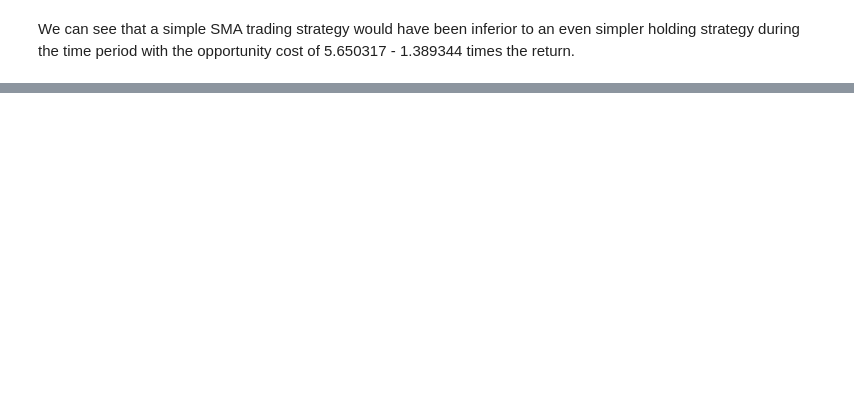
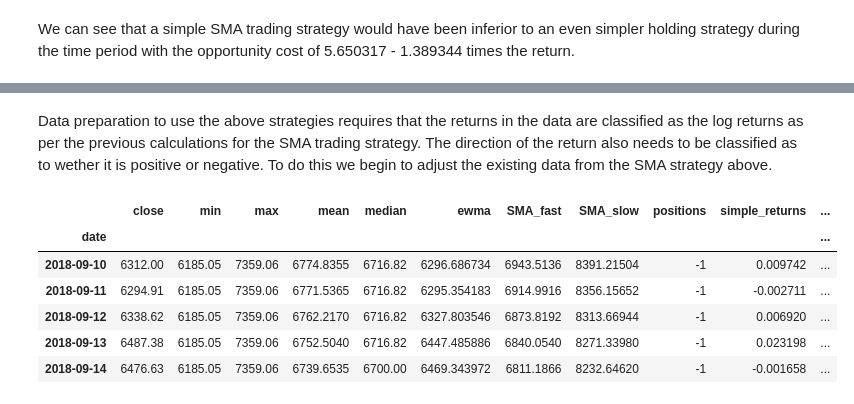
Before and after one commit to rsiwicki/rock_dex, a Jupyter notebook: blockchain_labs_rockdex.ipynb, the cells around one changed output, grey strips where cells are left out. Cells and saved outputs as stored; diff of their text form; code cells hidden in the pictures; blank space fills up the shorter version.

```diff
--- a/blockchain_labs_rockdex.ipynb
+++ b/blockchain_labs_rockdex.ipynb
@@ -472,0 +544,12 @@ We can see that a simple SMA trading strategy would have been inferior to an eve
+# %% [markdown]
+Data preparation to use the above strategies requires that the returns in the data are classified as the log returns as per the previous calculations for the SMA trading strategy. The direction of the return also needs to be classified as to wether it is positive or negative. To do this we begin to adjust the existing data from the SMA strategy above.
+# %%
+df_BTC_close_daily.head()
+# %% [output]
+|  | close | min | max | mean | median | ewma | SMA_fast | SMA_slow | positions | simple_returns | ... |
+| date |  |  |  |  |  |  |  |  |  |  | ... |
+| 2018-09-10 | 6312.00 | 6185.05 | 7359.06 | 6774.8355 | 6716.82 | 6296.686734 | 6943.5136 | 8391.21504 | -1 | 0.009742 | ... |
+| 2018-09-11 | 6294.91 | 6185.05 | 7359.06 | 6771.5365 | 6716.82 | 6295.354183 | 6914.9916 | 8356.15652 | -1 | -0.002711 | ... |
+| 2018-09-12 | 6338.62 | 6185.05 | 7359.06 | 6762.2170 | 6716.82 | 6327.803546 | 6873.8192 | 8313.66944 | -1 | 0.006920 | ... |
+| 2018-09-13 | 6487.38 | 6185.05 | 7359.06 | 6752.5040 | 6716.82 | 6447.485886 | 6840.0540 | 8271.33980 | -1 | 0.023198 | ... |
+| 2018-09-14 | 6476.63 | 6185.05 | 7359.06 | 6739.6535 | 6700.00 | 6469.343972 | 6811.1866 | 8232.64620 | -1 | -0.001658 | ... |
```
Also changed, not shown: parts of 43 cells of this notebook.
